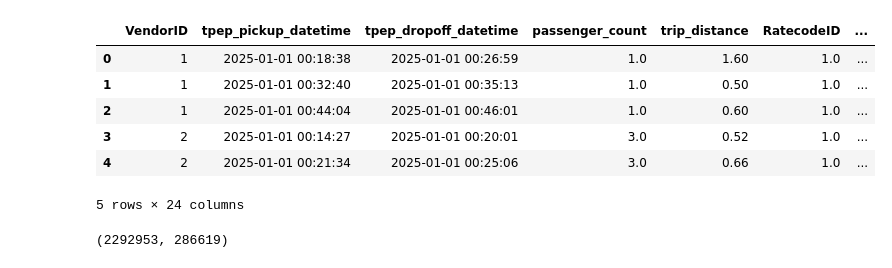
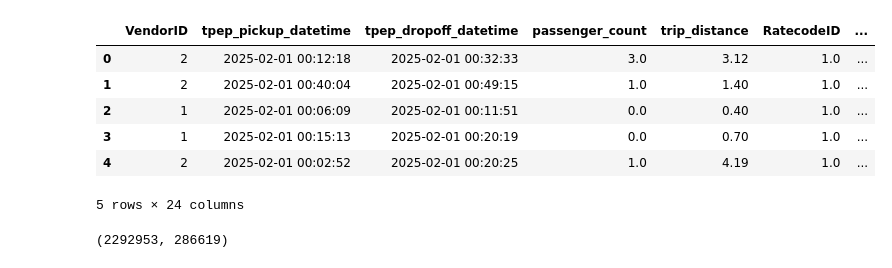
Before and after one commit to xabarov/mlops-zoomcamp, a Jupyter notebook: 01-intro/homework.ipynb, the cells around one changed output. Cells and saved outputs as stored; diff of their text form; code cells hidden in the pictures.

```diff
--- a/01-intro/homework.ipynb
+++ b/01-intro/homework.ipynb
@@ -54,15 +55,17 @@ def read_dataframe(filename):
 
     return df
 # %%
-df = read_dataframe('/home/roman/python/mlops/mlops-zoomcamp/yellow_tripdata_2025-01_sample.parquet')
+df = read_dataframe(
+    '/home/roman/pyprojects/mlops-zoomcamp/data/yellow_tripdata.parquet'
+)
 df.head()
 # %% [output]
 |  | VendorID | tpep_pickup_datetime | tpep_dropoff_datetime | passenger_count | trip_distance | RatecodeID | ... |
-| 0 | 1 | 2025-01-01 00:18:38 | 2025-01-01 00:26:59 | 1.0 | 1.60 | 1.0 | ... |
-| 1 | 1 | 2025-01-01 00:32:40 | 2025-01-01 00:35:13 | 1.0 | 0.50 | 1.0 | ... |
-| 2 | 1 | 2025-01-01 00:44:04 | 2025-01-01 00:46:01 | 1.0 | 0.60 | 1.0 | ... |
-| 3 | 2 | 2025-01-01 00:14:27 | 2025-01-01 00:20:01 | 3.0 | 0.52 | 1.0 | ... |
-| 4 | 2 | 2025-01-01 00:21:34 | 2025-01-01 00:25:06 | 3.0 | 0.66 | 1.0 | ... |
+| 0 | 2 | 2025-02-01 00:12:18 | 2025-02-01 00:32:33 | 3.0 | 3.12 | 1.0 | ... |
+| 1 | 2 | 2025-02-01 00:40:04 | 2025-02-01 00:49:15 | 1.0 | 1.40 | 1.0 | ... |
+| 2 | 1 | 2025-02-01 00:06:09 | 2025-02-01 00:11:51 | 0.0 | 0.40 | 1.0 | ... |
+| 3 | 1 | 2025-02-01 00:15:13 | 2025-02-01 00:20:19 | 0.0 | 0.70 | 1.0 | ... |
+| 4 | 2 | 2025-02-01 00:02:52 | 2025-02-01 00:20:25 | 1.0 | 4.19 | 1.0 | ... |
 5 rows × 24 columns
 # %%
 # save 10 percent of data to a parquet file
```
Also changed, not shown: parts of 4 cells of this notebook, 25 other files.
